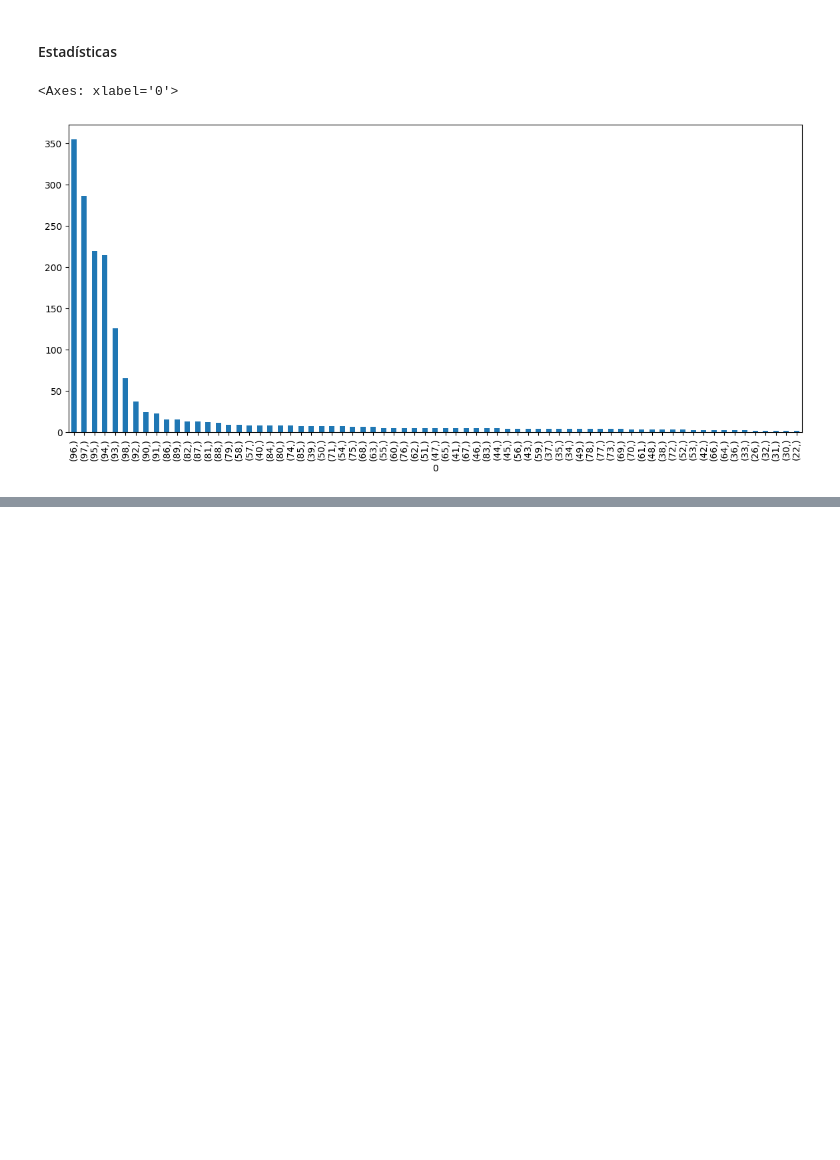
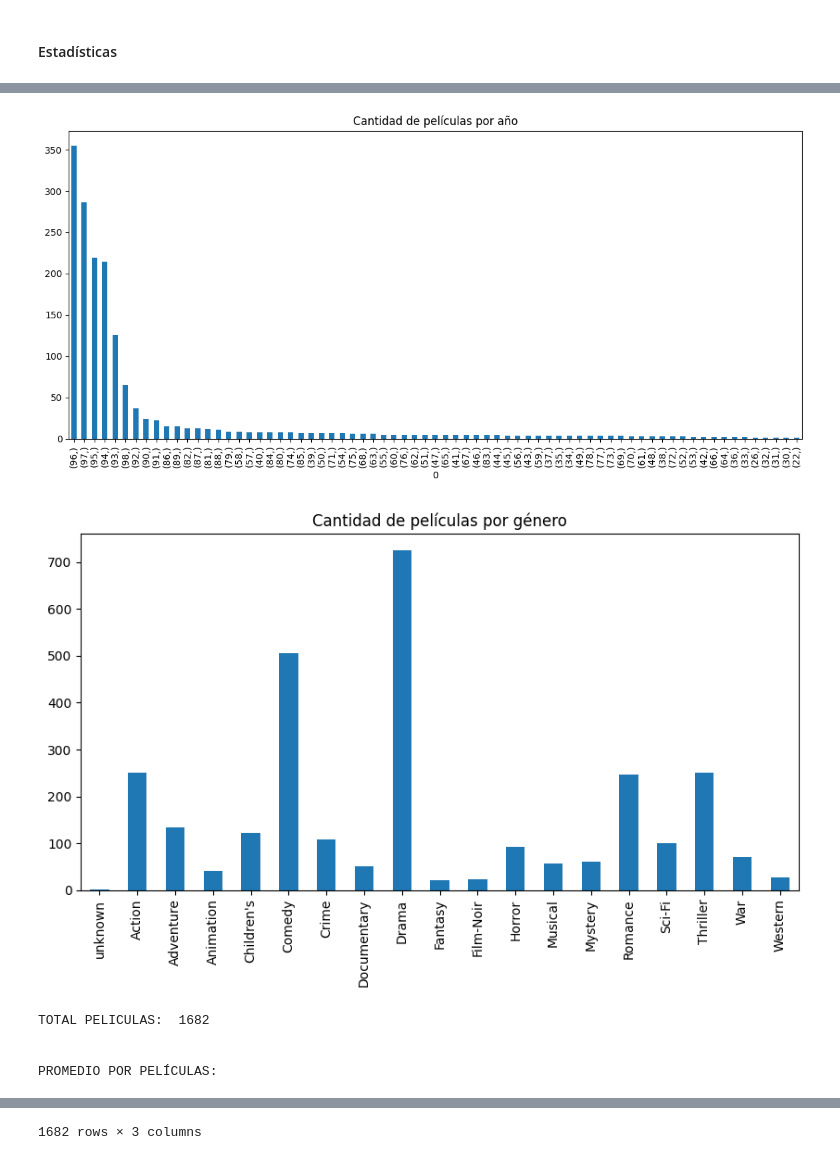
Before and after one commit to andresjaromezuk/tp-integrador-python, a Jupyter notebook: EDA.ipynb, the cells around one changed output, grey strips where cells are left out. Drawn from its saved outputs; the diff is of its cells as text; code cells hidden in the pictures; blank space fills up the shorter version.

```diff
--- a/EDA.ipynb
+++ b/EDA.ipynb
@@ -81,28 +80,7 @@ peli_1.remove_from_df(new_df)
 1682 rows × 23 columns
 # %% [markdown]
 #### Estadísticas
-# %%
-from datetime import datetime
-
-list = [datetime.strptime(str(x), '%d-%b-%Y') for index, x in enumerate(df_movies['Release Date']) if str(x) != 'nan']
-
-# anio_min = pd.DataFrame(list).min()
-# anio_max = pd.DataFrame(list).max()
-
-# anio_min
-
-# anio_max
-
-df_movies['Release Date']
-
-list_1 = [str(anio)[-2:] for index, anio in enumerate(df_movies['Release Date']) if str(anio) != 'nan']
-
-df = pd.DataFrame(list_1).value_counts()
-
-num_values = len(df)
-plt.figure(figsize=(num_values * 0.2, 6))
-
-df.plot.bar()
-# %% [output]
-<Axes: xlabel='0'>
-[figure, removed]
+# %%
+
+Pelicula.get_stats(df_movies, df_scores, anios=['01-Jan-1995', '01-Jan-2022'], generos=['Action'])
+# %% [output]
@@ -108,0 +89,6 @@ df.plot.bar()
+[figure, added]
+[figure, added]
+TOTAL PELICULAS:  1682
+
+
+PROMEDIO POR PELÍCULAS:
@@ -108,0 +107 @@ df.plot.bar()
+1682 rows × 3 columns
```
Also changed, not shown: parts of 2 cells of this notebook, 4 other files.
